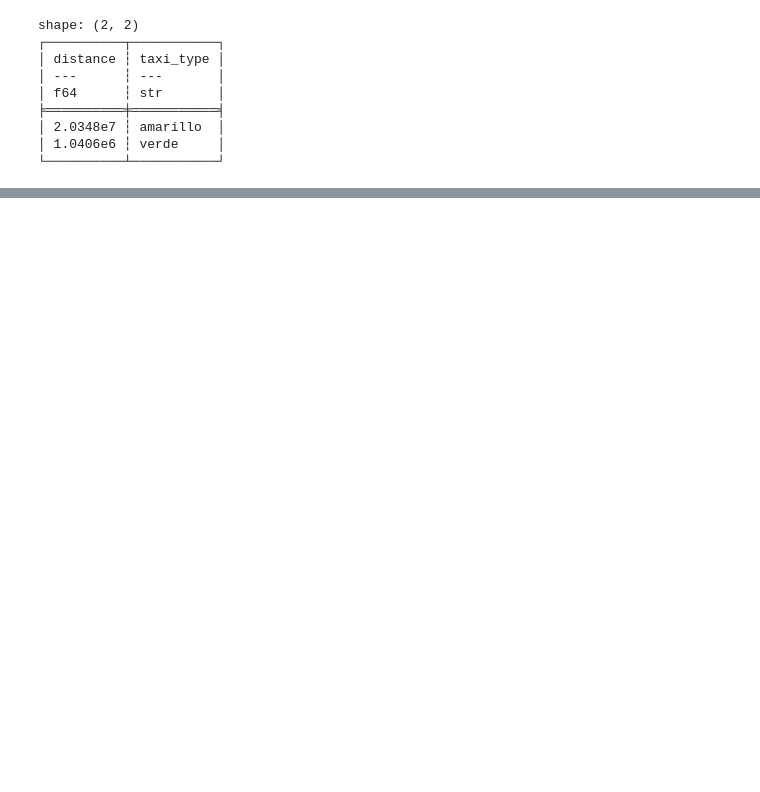
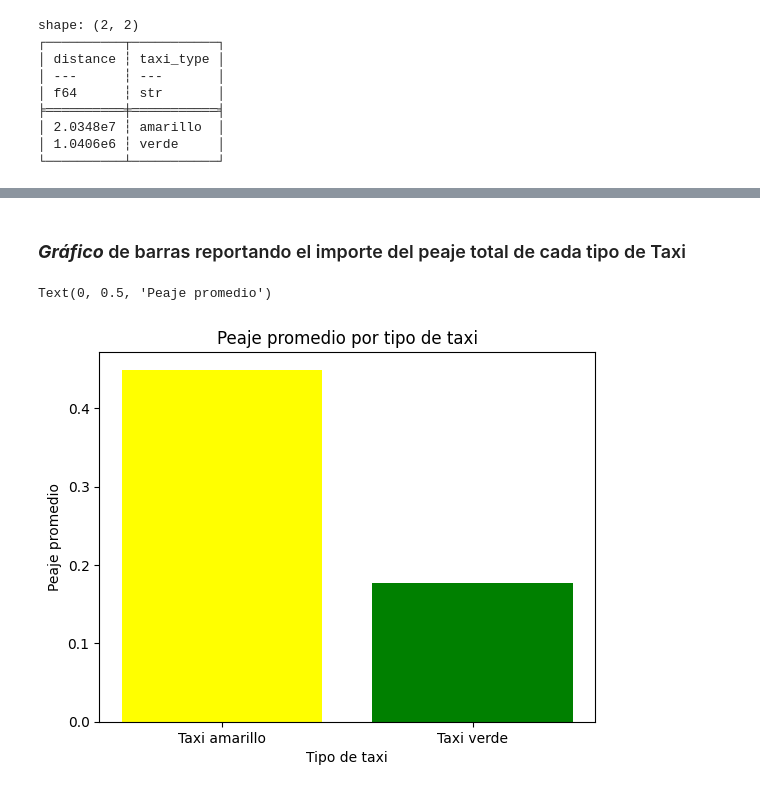
Before and after one commit to eduyael07/AnalisisDeDatosGen1, a Jupyter notebook: TareaPolars.ipynb, the cells around one changed output, grey strips where cells are left out. Drawn from its saved outputs; the diff is of its cells as text; code cells hidden in the pictures; blank space fills up the shorter version.

Commit message:
Reportes de los taxis con pandas y polars

```diff
--- a/TareaPolars.ipynb
+++ b/TareaPolars.ipynb
@@ -80,0 +84,14 @@ shape: (2, 2)
+# %%
+yellow = pl.read_parquet("yellow_tripdata_2025-01.parquet")
+green = pl.read_parquet("green_tripdata_2025-01.parquet")
+
+tipYellow = yellow.select(
+    pl.col("tip_amount").mean().alias("Propina taxi amarillo"),
+)
+
+tipGreen = green.select(
+    pl.col("tip_amount").mean().alias("Propina taxi verde"),
+)
+
+print(tipYellow)
+print(tipGreen)
@@ -80,0 +115,22 @@ shape: (2, 2)
+# %% [markdown]
+### ***Gráfico*** de barras reportando el importe del peaje total de cada tipo de Taxi
+# %%
+#tolls_amount
+yellowToll = yellow.select(
+    pl.col("tolls_amount").alias("Peaje taxi amarillo"),
+)
+tollGreen = green.select(
+    pl.col("tolls_amount").alias("Peaje taxi verde"),
+)
+
+plt.bar(
+    ["Taxi amarillo", "Taxi verde"],
+    [yellow["tolls_amount"].mean(), green["tolls_amount"].mean()],
+    color=["yellow", "green"]
+)
+plt.title("Peaje promedio por tipo de taxi")
+plt.xlabel("Tipo de taxi")
+plt.ylabel("Peaje promedio")
+# %% [output]
+Text(0, 0.5, 'Peaje promedio')
+[figure, added]
```
Also changed, not shown: parts of 8 cells of this notebook, 2 other files.
